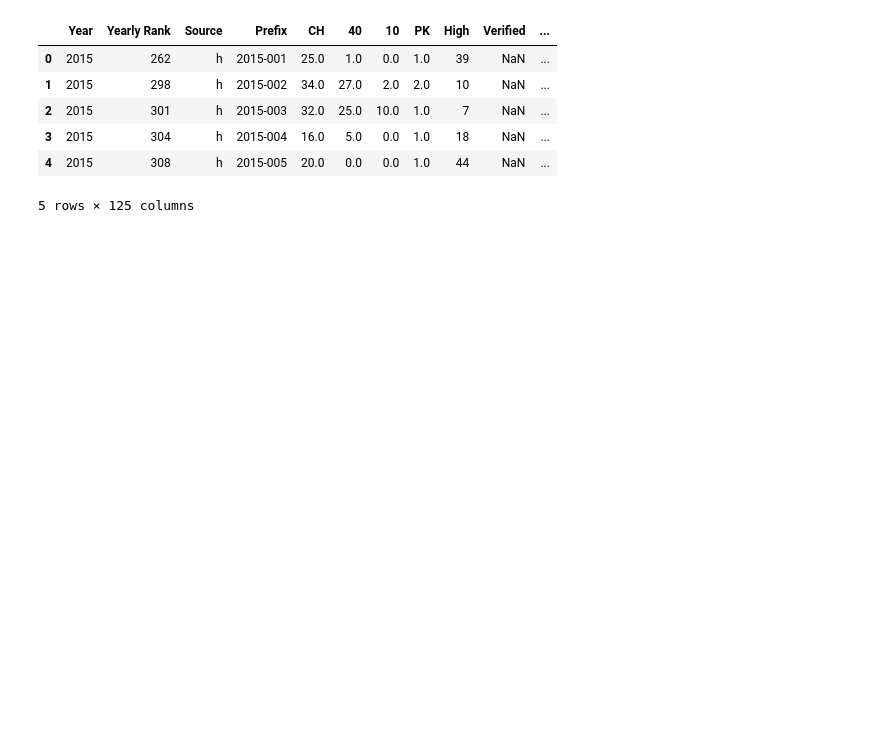
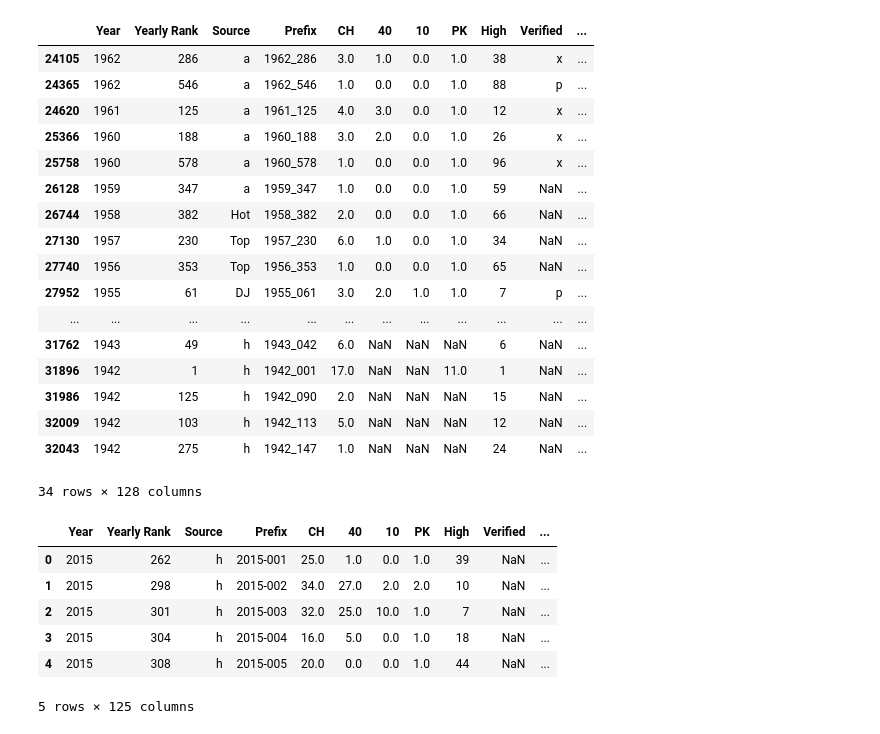
Before and after one commit to ejw-data/tableau-songs, a Jupyter notebook: data_restructure.ipynb, the cells around one changed output. Cells and saved outputs as stored; diff of their text form; code cells hidden in the pictures; blank space fills up the shorter version.

```diff
--- a/data_restructure.ipynb
+++ b/data_restructure.ipynb
@@ -14,0 +145,3 @@ df.head()
+# %%
+# Maybe make this a separate column
+df['Yearly Rank'] = df['Yearly Rank'].replace('^[A-Za-z]+$', '', regex=True, inplace=True)
@@ -14,0 +168,2 @@ df.head()
+# %%
+df['Yearly Rank'] = pd.to_numeric(df['Yearly Rank'])
@@ -14,0 +203,11 @@ df.head()
+# %%
+# identify and store track name of duplicates
+single_items = []
+duplicates = []
+for x in df['Track'].values:
+    if x in single_items:
+        duplicates.append(x)
+    else:
+        single_items.append(x)
+
+len(duplicates)
@@ -14,0 +221,13 @@ df.head()
+# %%
+df['Primary_Artist'] = df[df['Track'].isin(list(set(duplicates)))]['Artist'].apply(lambda x: str(x).split(",")[0])
+df['Primary_Artist'] = df['Primary_Artist'].replace({np.nan: ""})
+
+def text_format(col1, col2):
+    if col2 != "":
+        text = str(col1) +  " - " + str(col2)
+    else:
+        text = str(col1)
+
+    return text
+
+df['Track_Adjusted'] = df.apply(lambda x: text_format(x['Track'], x['Primary_Artist']), axis=1)
@@ -15,3 +267,28 @@ df.head()
+# %%
+# do two analysis
+# 1) only about repeats and their trends
+# 2) repeats encoded to have different titles
+
+df[ df['Track'] == 'White Christmas' ]
+# %% [output]
+|  | Year | Yearly Rank | Source | Prefix | CH | 40 | 10 | PK | High | Verified | ... |
+| 24105 | 1962 | 286 | a | 1962_286 | 3.0 | 1.0 | 0.0 | 1.0 | 38 | x | ... |
+| 24365 | 1962 | 546 | a | 1962_546 | 1.0 | 0.0 | 0.0 | 1.0 | 88 | p | ... |
+| 24620 | 1961 | 125 | a | 1961_125 | 4.0 | 3.0 | 0.0 | 1.0 | 12 | x | ... |
+| 25366 | 1960 | 188 | a | 1960_188 | 3.0 | 2.0 | 0.0 | 1.0 | 26 | x | ... |
+| 25758 | 1960 | 578 | a | 1960_578 | 1.0 | 0.0 | 0.0 | 1.0 | 96 | x | ... |
+| 26128 | 1959 | 347 | a | 1959_347 | 1.0 | 0.0 | 0.0 | 1.0 | 59 | NaN | ... |
+| 26744 | 1958 | 382 | Hot | 1958_382 | 2.0 | 0.0 | 0.0 | 1.0 | 66 | NaN | ... |
+| 27130 | 1957 | 230 | Top | 1957_230 | 6.0 | 1.0 | 0.0 | 1.0 | 34 | NaN | ... |
+| 27740 | 1956 | 353 | Top | 1956_353 | 1.0 | 0.0 | 0.0 | 1.0 | 65 | NaN | ... |
+| 27952 | 1955 | 61 | DJ | 1955_061 | 3.0 | 2.0 | 1.0 | 1.0 | 7 | p | ... |
+| ... | ... | ... | ... | ... | ... | ... | ... | ... | ... | ... | ... |
+| 31762 | 1943 | 49 | h | 1943_042 | 6.0 | NaN | NaN | NaN | 6 | NaN | ... |
+| 31896 | 1942 | 1 | h | 1942_001 | 17.0 | NaN | NaN | 11.0 | 1 | NaN | ... |
+| 31986 | 1942 | 125 | h | 1942_090 | 2.0 | NaN | NaN | NaN | 15 | NaN | ... |
+| 32009 | 1942 | 103 | h | 1942_113 | 5.0 | NaN | NaN | NaN | 12 | NaN | ... |
+| 32043 | 1942 | 275 | h | 1942_147 | 1.0 | NaN | NaN | NaN | 24 | NaN | ... |
+34 rows × 128 columns
 # %%
 cols_keep = df.columns[:125]
 # %%
```
Also changed, not shown: parts of 46 cells of this notebook, 2 other files.
